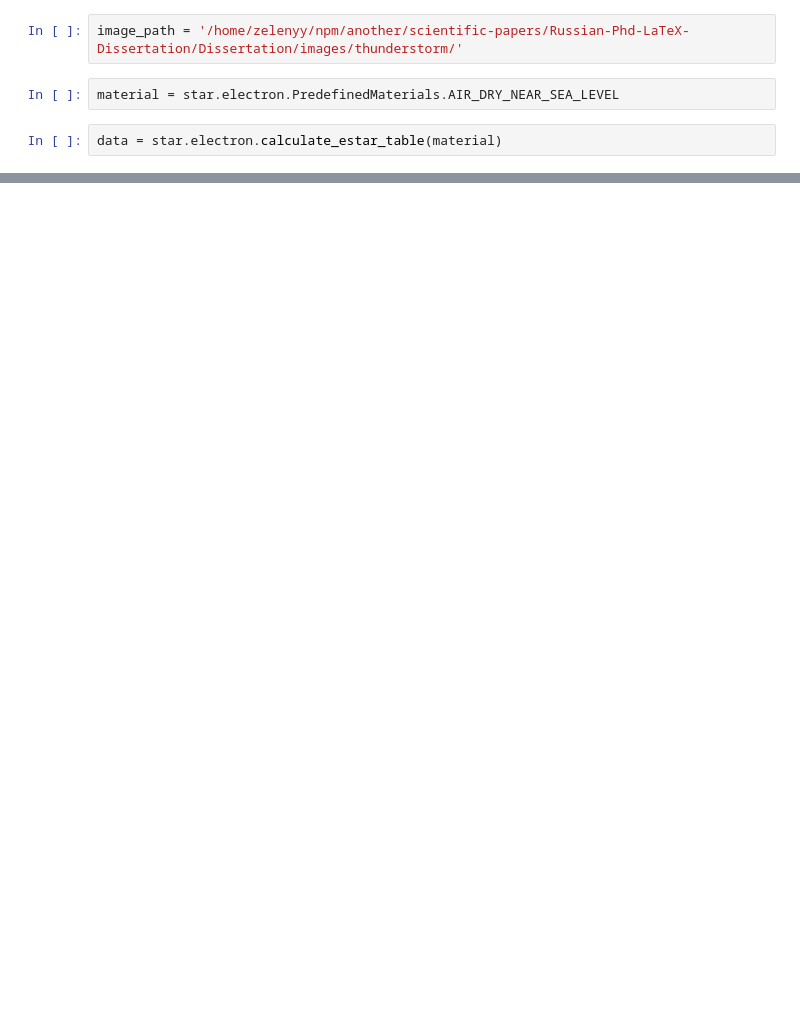
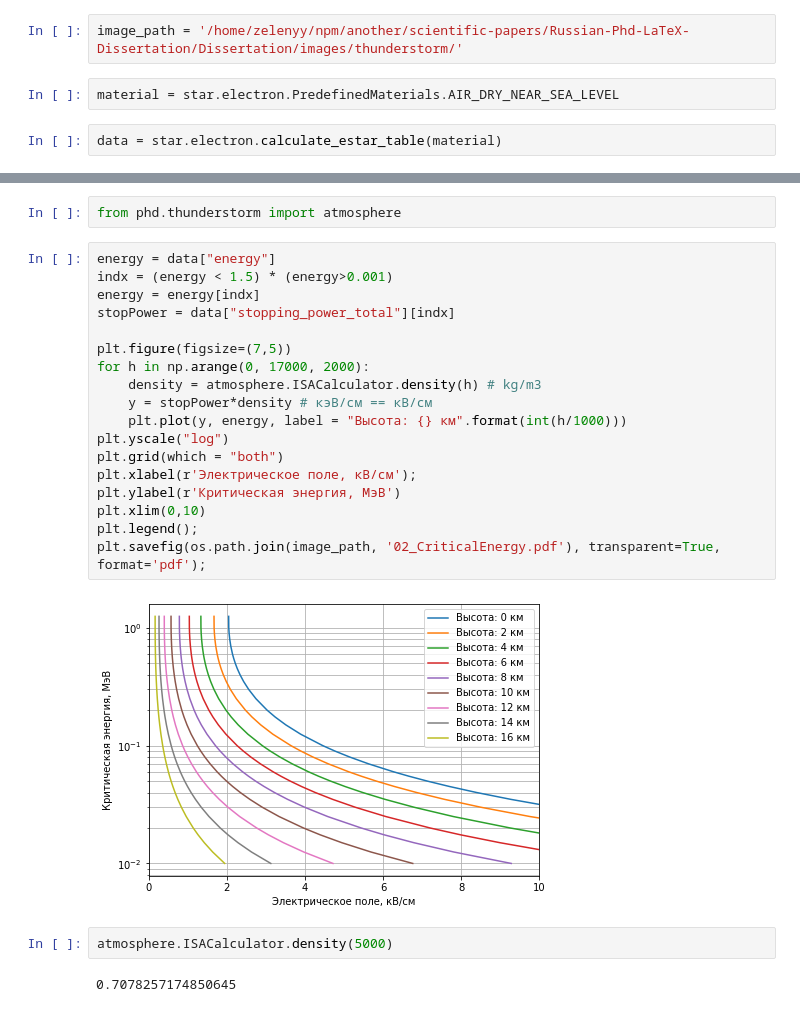
Before and after one commit to Zelenyy/phd-code, a Jupyter notebook: notebooks/01.PhD-fugures.ipynb, the cells around one changed output, grey strips where cells are left out. Cells and saved outputs as stored; diff of their text form; blank space fills up the shorter version.

```diff
--- a/notebooks/01.PhD-fugures.ipynb
+++ b/notebooks/01.PhD-fugures.ipynb
@@ -66,0 +53,26 @@ plt.tight_layout();
+# %%
+from phd.thunderstorm import atmosphere
+# %%
+energy = data["energy"]
+indx = (energy < 1.5) * (energy>0.001)
+energy = energy[indx]
+stopPower = data["stopping_power_total"][indx]
+
+plt.figure(figsize=(7,5))
+for h in np.arange(0, 17000, 2000):
+    density = atmosphere.ISACalculator.density(h) # kg/m3
+    y = stopPower*density # кэВ/см == кВ/см
+    plt.plot(y, energy, label = "Высота: {} км".format(int(h/1000)))
+plt.yscale("log")
+plt.grid(which = "both")
+plt.xlabel(r'Электрическое поле, кВ/см');
+plt.ylabel(r'Критическая энергия, МэВ')
+plt.xlim(0,10)
+plt.legend();
+plt.savefig(os.path.join(image_path, '02_CriticalEnergy.pdf'), transparent=True, format='pdf');
+# %% [output]
+[figure, added]
+# %%
+atmosphere.ISACalculator.density(5000)
+# %% [output]
+0.7078257174850645
```
Also changed, not shown: parts of 4 cells of this notebook, 2 other files.
